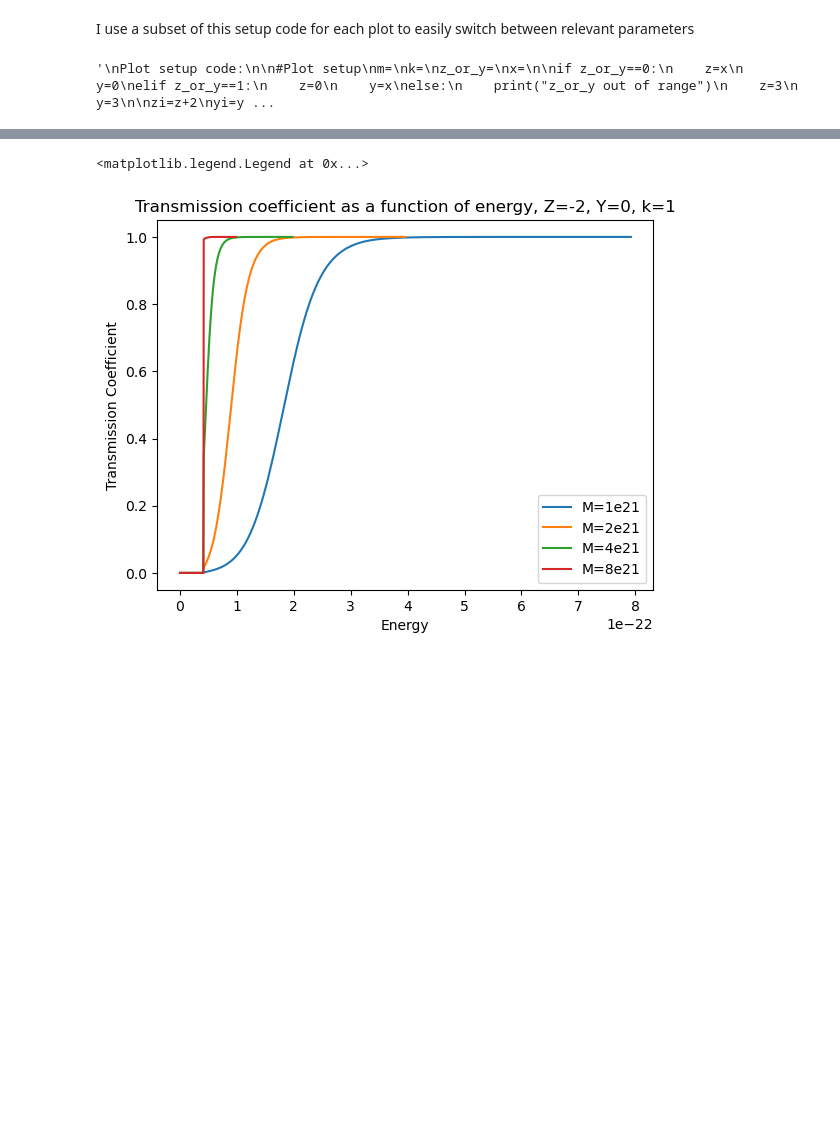
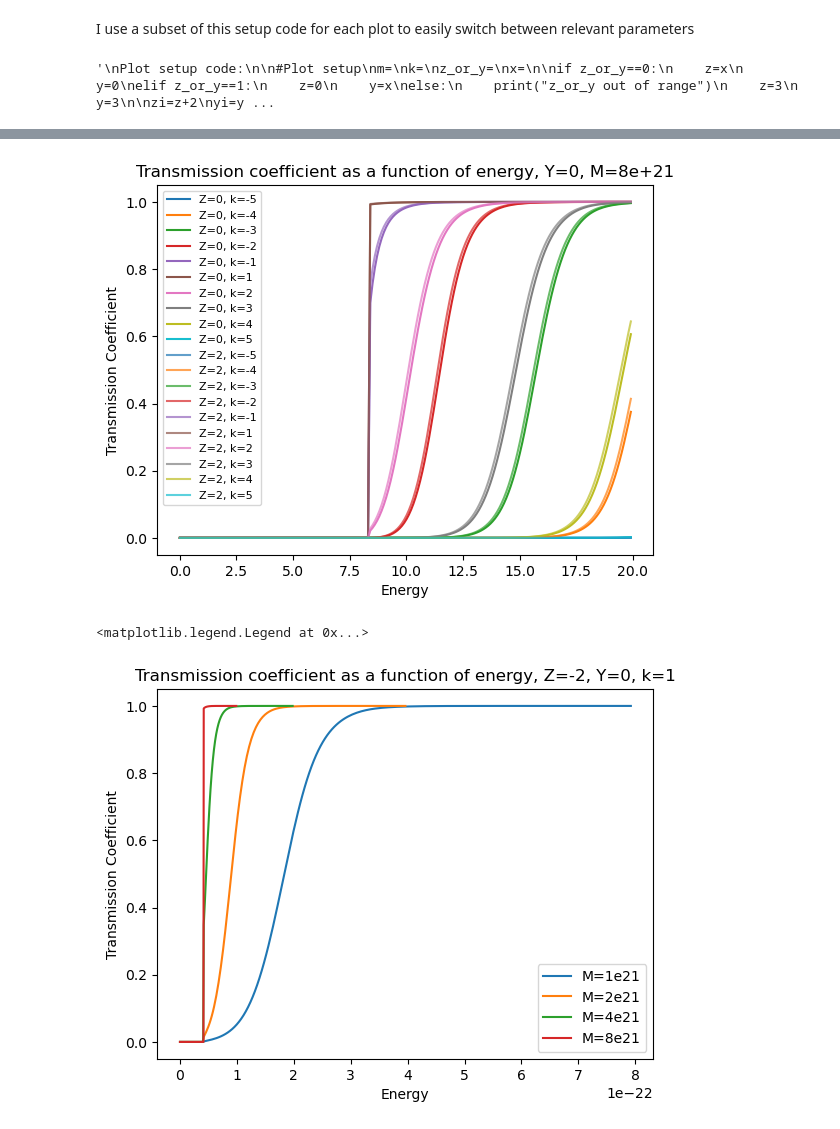
Before and after one commit to hirata10/PrimordialBlackHole, a Jupyter notebook: Transmission/transmission.ipynb, the cells around one changed output, grey strips where cells are left out. Saved outputs shown, nothing was run; the diff lists cells and outputs as text; code cells hidden in the pictures; blank space fills up the shorter version.

```diff
--- a/Transmission/transmission.ipynb
+++ b/Transmission/transmission.ipynb
@@ -906,0 +919,85 @@ plt.legend(["k=-5","k=-4","k=-3","k=-2","k=-1","k=1","k=2","k=3","k=4","k=5"])
+# %%
+#Plot setup
+m=8e21
+z_or_y=0
+x=0
+z1=x
+
+if z_or_y==0:
+    z=x
+    y=0
+elif z_or_y==1:
+    z=0
+    y=x
+else:
+    print("z_or_y out of range")
+    z=3
+    y=3
+
+xi=x+2
+
+if m==1e21:
+    mi=0
+elif m==2e21:
+    mi=1
+elif m==4e21:
+    mi=2
+elif m==8e21:
+    mi=3
+else:
+    print("m out of range")
+    mi=4
+
+hlist=harray[mi]
+T=Tarray[mi]
+
+#Plotting
+plt.plot(hlist*(8*np.pi*m),T[:,z_or_y,xi,0])
+plt.plot(hlist*(8*np.pi*m),T[:,z_or_y,xi,1])
+plt.plot(hlist*(8*np.pi*m),T[:,z_or_y,xi,2])
+plt.plot(hlist*(8*np.pi*m),T[:,z_or_y,xi,3])
+plt.plot(hlist*(8*np.pi*m),T[:,z_or_y,xi,4])
+plt.plot(hlist*(8*np.pi*m),T[:,z_or_y,xi,5])
+plt.plot(hlist*(8*np.pi*m),T[:,z_or_y,xi,6])
+plt.plot(hlist*(8*np.pi*m),T[:,z_or_y,xi,7])
+plt.plot(hlist*(8*np.pi*m),T[:,z_or_y,xi,8])
+plt.plot(hlist*(8*np.pi*m),T[:,z_or_y,xi,9])
+
+z_or_y=0
+x=2
+z2=x
+
+if z_or_y==0:
+    z=x
+    y=0
+elif z_or_y==1:
+    z=0
+    y=x
+else:
+    print("z_or_y out of range")
+    z=3
+    y=3
+
+xi=x+2
+
+plt.plot(hlist*(8*np.pi*m),T[:,z_or_y,xi,0],alpha=0.7)
+plt.plot(hlist*(8*np.pi*m),T[:,z_or_y,xi,1],alpha=0.7)
+plt.plot(hlist*(8*np.pi*m),T[:,z_or_y,xi,2],alpha=0.7)
+plt.plot(hlist*(8*np.pi*m),T[:,z_or_y,xi,3],alpha=0.7)
+plt.plot(hlist*(8*np.pi*m),T[:,z_or_y,xi,4],alpha=0.7)
+plt.plot(hlist*(8*np.pi*m),T[:,z_or_y,xi,5],alpha=0.7)
+plt.plot(hlist*(8*np.pi*m),T[:,z_or_y,xi,6],alpha=0.7)
+plt.plot(hlist*(8*np.pi*m),T[:,z_or_y,xi,7],alpha=0.7)
+plt.plot(hlist*(8*np.pi*m),T[:,z_or_y,xi,8],alpha=0.7)
+plt.plot(hlist*(8*np.pi*m),T[:,z_or_y,xi,9],alpha=0.7)
+
+plt.xlabel("Energy")
+plt.ylabel("Transmission Coefficient")
+plt.title("Transmission coefficient as a function of energy, Y="+str(y)+", M="+str(m))
+plt.legend(["Z="+str(z1)+", k=-5","Z="+str(z1)+", k=-4","Z="+str(z1)+", k=-3","Z="+str(z1)+", k=-2",
+            "Z="+str(z1)+", k=-1","Z="+str(z1)+", k=1","Z="+str(z1)+", k=2","Z="+str(z1)+", k=3",
+            "Z="+str(z1)+", k=4","Z="+str(z1)+", k=5","Z="+str(z2)+", k=-5","Z="+str(z2)+", k=-4",
+            "Z="+str(z2)+", k=-3","Z="+str(z2)+", k=-2","Z="+str(z2)+", k=-1","Z="+str(z2)+", k=1",
+            "Z="+str(z2)+", k=2","Z="+str(z2)+", k=3","Z="+str(z2)+", k=4","Z="+str(z2)+", k=5"],
+           loc='upper left', fontsize=8)
+# %% [output]
@@ -907,3 +1005,4 @@ plt.legend(["k=-5","k=-4","k=-3","k=-2","k=-1","k=1","k=2","k=3","k=4","k=5"])
+[figure, added]
 # %%
 #Plot setup
 k=1
```
Also changed, not shown: parts of 13 cells of this notebook.
